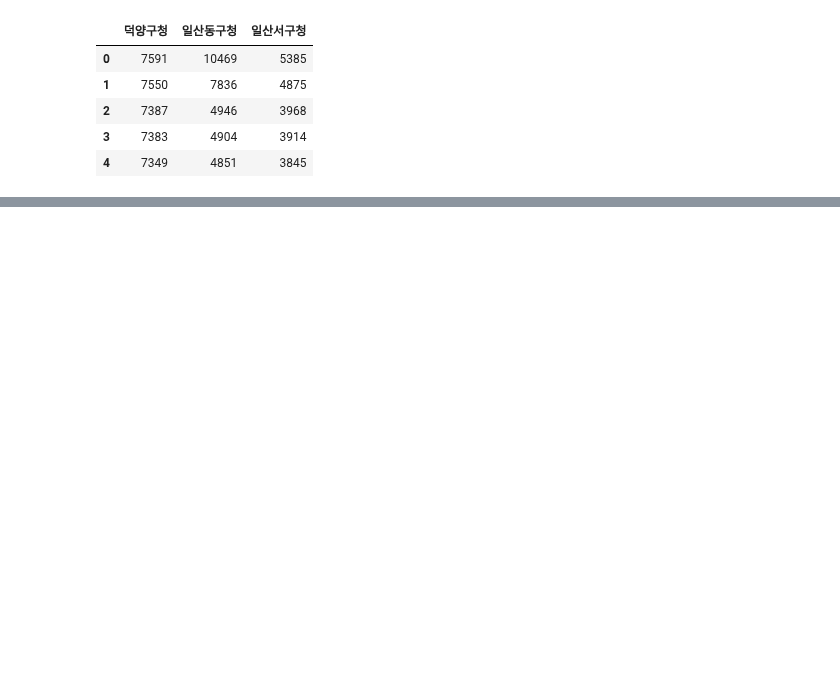
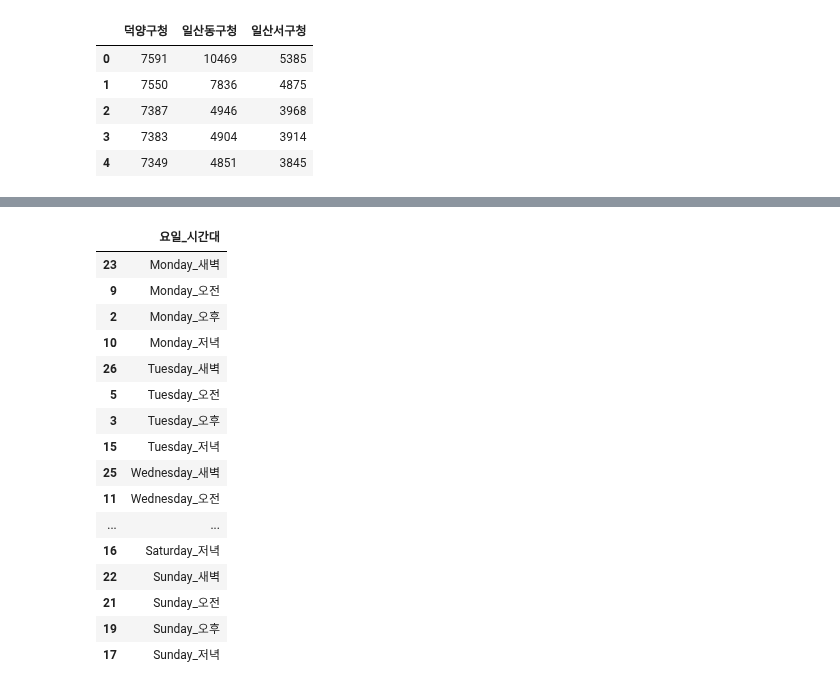
Before and after one commit to coconutkim/data, a Jupyter notebook: pandas_project/주정차위반단속.ipynb, the cells around one changed output, grey strips where cells are left out. Cells and saved outputs as stored; diff of their text form; code cells hidden in the pictures; blank space fills up the shorter version.

```diff
--- a/pandas_project/주정차위반단속.ipynb
+++ b/pandas_project/주정차위반단속.ipynb
@@ -316,0 +406,10 @@ timestampdf
+# %%
+# 요일과 시간대를 카테고리형으로 변환하여 순서 지정
+datatimedf['Weekday'] = pd.Categorical(datatimedf['Weekday'], categories=weekday_order, ordered=True)
+datatimedf['Time'] = pd.Categorical(datatimedf['Time'], categories=time_order, ordered=True)
+
+# 요일과 시간대 순서대로 정렬
+df_sorted = datatimedf.sort_values(['Weekday', 'Time'])
+# %%
+# 불필요한 칼럼은 지운다
+df_sorted.pop('Weekday')
@@ -316,0 +434,21 @@ timestampdf
+# %%
+df_sorted.pop('Time')
+df_sorted
+# %% [output]
+|  | 요일_시간대 |
+| 23 | Monday_새벽 |
+| 9 | Monday_오전 |
+| 2 | Monday_오후 |
+| 10 | Monday_저녁 |
+| 26 | Tuesday_새벽 |
+| 5 | Tuesday_오전 |
+| 3 | Tuesday_오후 |
+| 15 | Tuesday_저녁 |
+| 25 | Wednesday_새벽 |
+| 11 | Wednesday_오전 |
+| ... | ... |
+| 16 | Saturday_저녁 |
+| 22 | Sunday_새벽 |
+| 21 | Sunday_오전 |
+| 19 | Sunday_오후 |
+| 17 | Sunday_저녁 |
```
Also changed, not shown: parts of 16 cells of this notebook.
